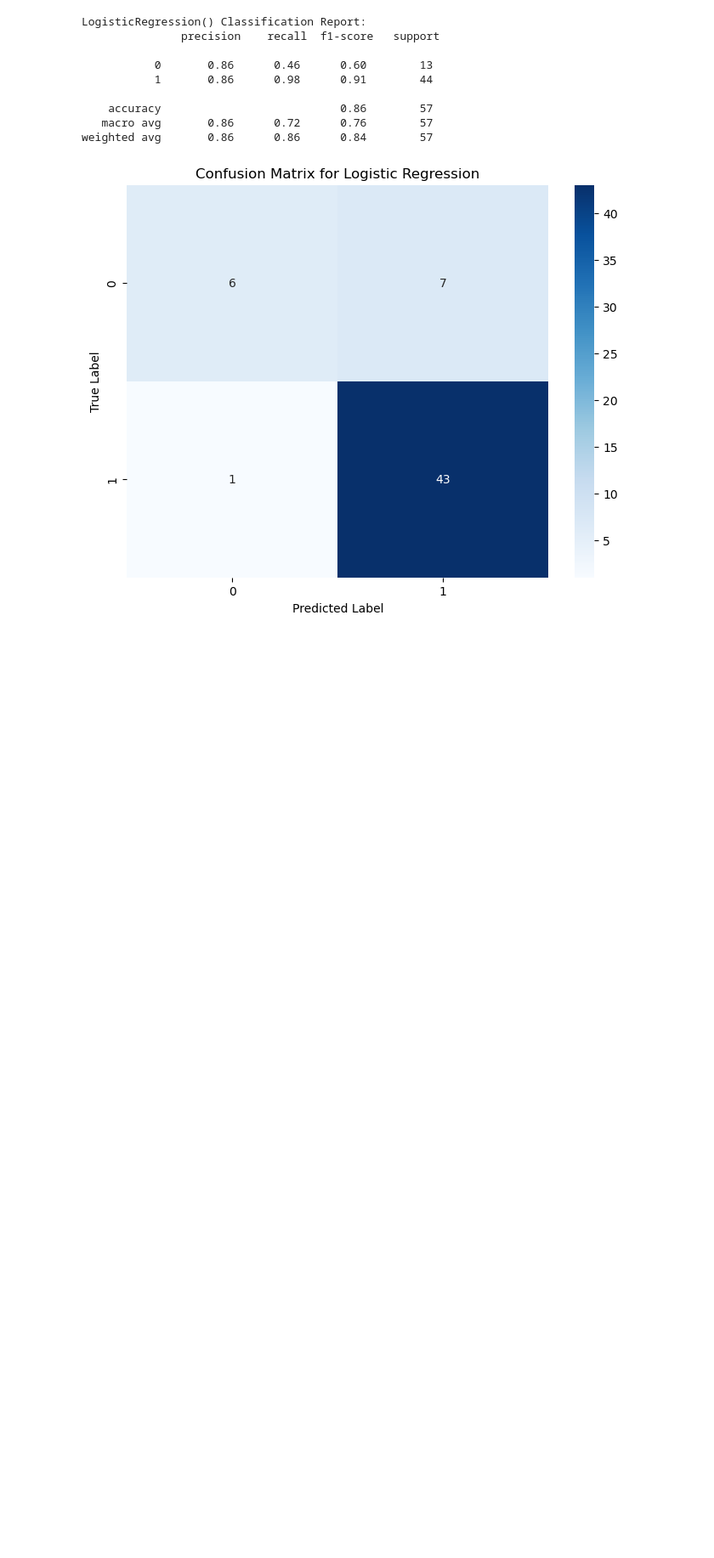
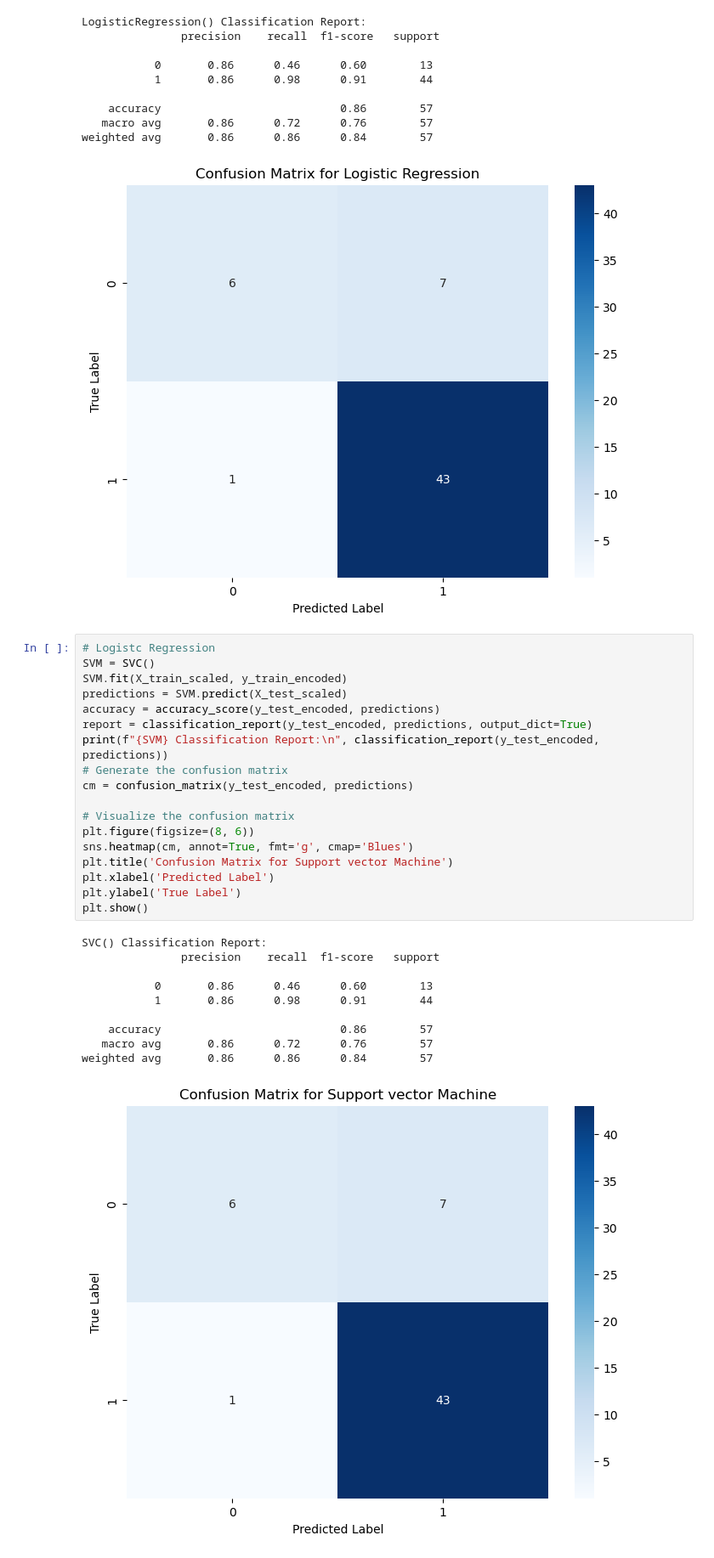
Before and after one commit to MaukanMir/Online-Food-Classifier, a Jupyter notebook: new.ipynb, the cells around one changed output. Shown at 85% size. Cells and saved outputs as stored; diff of their text form; blank space fills up the shorter version.

```diff
--- a/new.ipynb
+++ b/new.ipynb
@@ -301,3 +301,32 @@ LogisticRegression() Classification Report:
    macro avg       0.86      0.72      0.76        57
 weighted avg       0.86      0.86      0.84        57
 [figure]
+# %%
+# Logistc Regression
+SVM = SVC()
+SVM.fit(X_train_scaled, y_train_encoded)
+predictions = SVM.predict(X_test_scaled)
+accuracy = accuracy_score(y_test_encoded, predictions)
+report = classification_report(y_test_encoded, predictions, output_dict=True)
+print(f"{SVM} Classification Report:\n", classification_report(y_test_encoded, predictions))
+# Generate the confusion matrix
+cm = confusion_matrix(y_test_encoded, predictions)
+
+# Visualize the confusion matrix
+plt.figure(figsize=(8, 6))
+sns.heatmap(cm, annot=True, fmt='g', cmap='Blues')
+plt.title('Confusion Matrix for Support vector Machine')
+plt.xlabel('Predicted Label')
+plt.ylabel('True Label')
+plt.show()
+# %% [output]
+SVC() Classification Report:
+               precision    recall  f1-score   support
+
+           0       0.86      0.46      0.60        13
+           1       0.86      0.98      0.91        44
+
+    accuracy                           0.86        57
+   macro avg       0.86      0.72      0.76        57
+weighted avg       0.86      0.86      0.84        57
+[figure, added]
```
